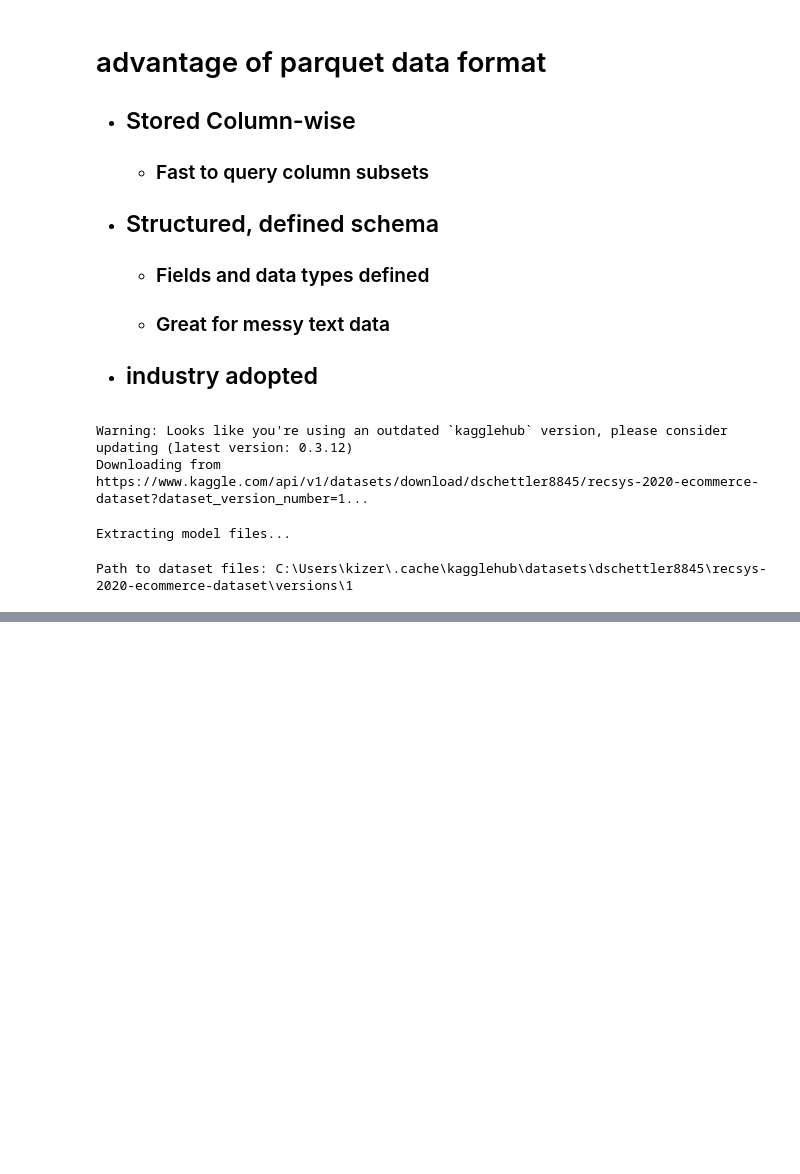
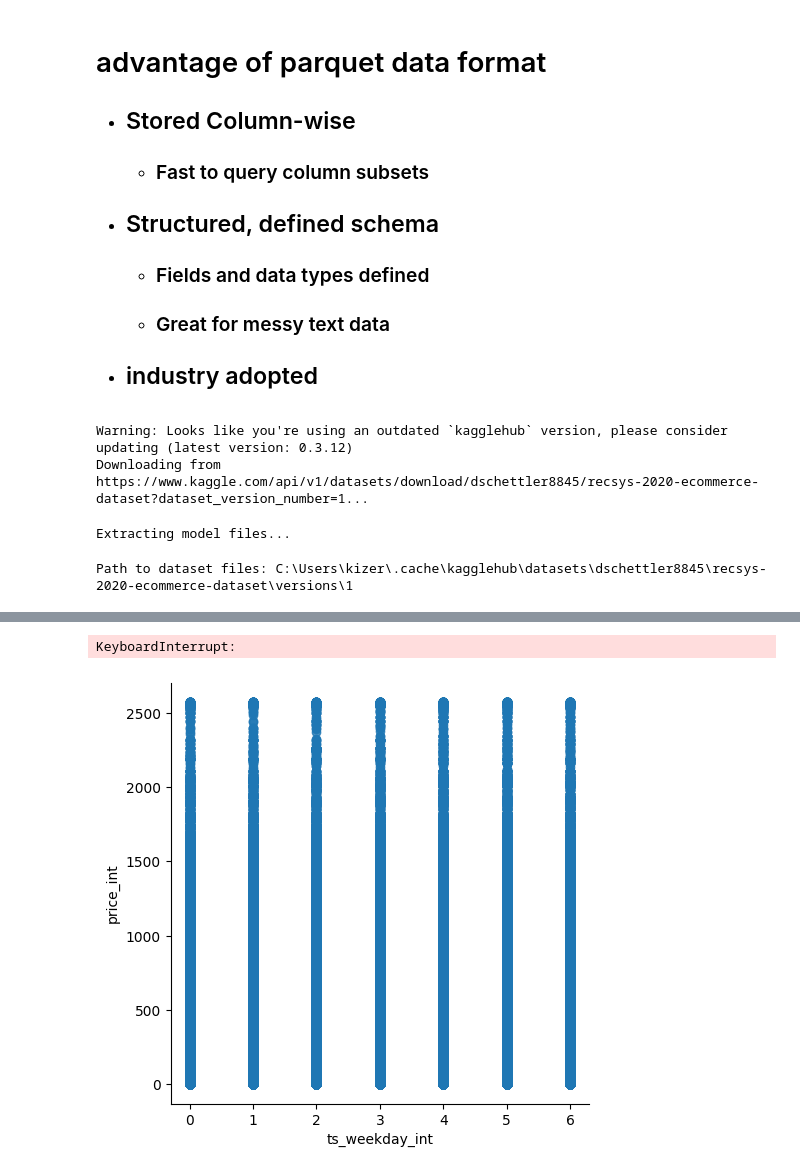
Before and after one commit to kizerek321/learning_pyspark, a Jupyter notebook: feature_engineering.ipynb, the cells around one changed output, grey strips where cells are left out. Cells and saved outputs as stored; diff of their text form; code cells hidden in the pictures; blank space fills up the shorter version.

```diff
--- a/feature_engineering.ipynb
+++ b/feature_engineering.ipynb
@@ -67,0 +143,7 @@ only showing top 20 rows
+# %%
+s_df = df_casted.select(['price_int', 'ts_weekday_int'])
+s_df = s_df.sample(False, 0.1, 42)
+pandas_df_s = s_df.toPandas()
+# %% [output]
+KeyboardInterrupt:
+[figure, added]
```
Also changed, not shown: parts of 12 cells of this notebook.
